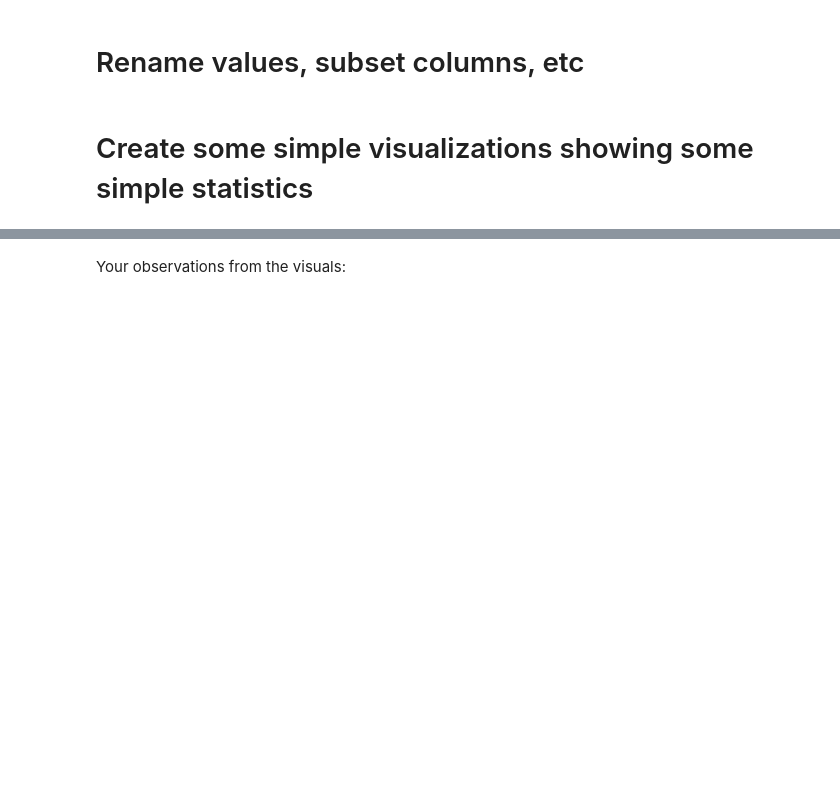
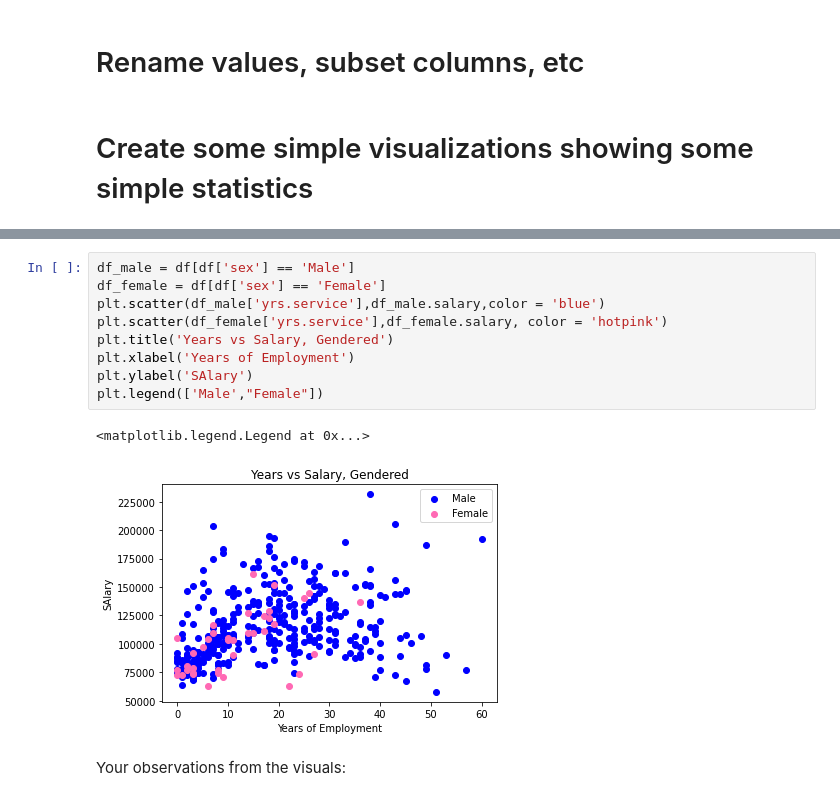
Before and after one commit to jlin246/Micro-credentials-Jan-2022-BSNS, a Jupyter notebook: Unit3_Python_Advanced_Pandas_DataWrangling_Assignment.ipynb, the cells around one changed output, grey strips where cells are left out. Drawn from its saved outputs; the diff is of its cells as text; blank space fills up the shorter version.

```diff
--- a/Unit3_Python_Advanced_Pandas_DataWrangling_Assignment.ipynb
+++ b/Unit3_Python_Advanced_Pandas_DataWrangling_Assignment.ipynb
@@ -170,3 +178,15 @@ Your Findings here...
+# %%
+df_male = df[df['sex'] == 'Male']
+df_female = df[df['sex'] == 'Female']
+plt.scatter(df_male['yrs.service'],df_male.salary,color = 'blue')
+plt.scatter(df_female['yrs.service'],df_female.salary, color = 'hotpink')
+plt.title('Years vs Salary, Gendered')
+plt.xlabel('Years of Employment')
+plt.ylabel('SAlary')
+plt.legend(['Male',"Female"])
+# %% [output]
+<matplotlib.legend.Legend at 0x...>
+[figure, added]
 # %% [markdown]
 Your observations from the visuals:
 # %% [markdown]
```
Also changed, not shown: parts of 2 cells of this notebook.
